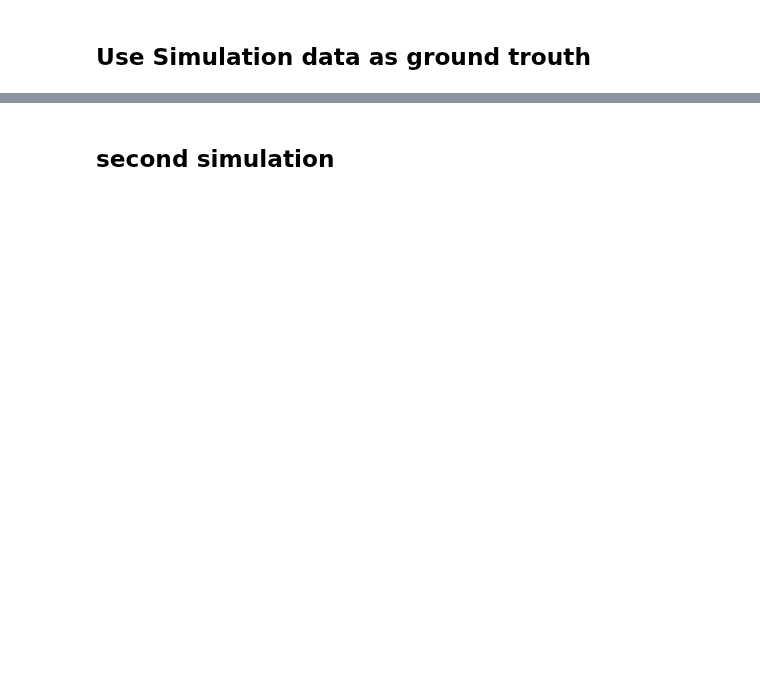
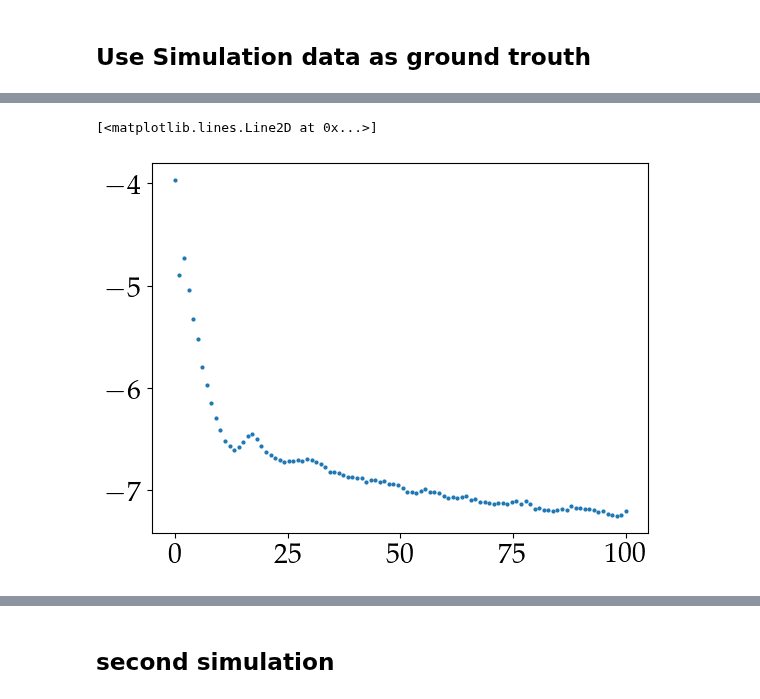
Before and after one commit to LukasBremer/SMM_AdODE_2D, a Jupyter notebook: adode_cluster/SpringMassModel/FullDomain.ipynb, the cells around one changed output, grey strips where cells are left out. Cells and saved outputs as stored; diff of their text form; code cells hidden in the pictures; blank space fills up the shorter version.

```diff
--- a/adode_cluster/SpringMassModel/FullDomain.ipynb
+++ b/adode_cluster/SpringMassModel/FullDomain.ipynb
@@ -428,20 +396,38 @@ params_high['k_a_pad'],params_low['k_a_pad'] = params_true['k_a_pad']  ,params_t
+# %%
+tol = .99
+
+params_low = {key: value - value*tol for key, value in params_true.items()}
+params_high = {key: value + value*tol for key, value in params_true.items()}
+params_high['k_ij_pad'],params_low['k_ij_pad'] = params_true['k_ij_pad']  ,params_true['k_ij_pad']
+params_high['k_a_pad'],params_low['k_a_pad'] = params_true['k_a_pad']  ,params_true['k_a_pad']
+params_high['m'],params_low['m'] = params_true['m']  ,params_true['m']
+electric_keys = ['D','a','k','epsilon_0','mu_1','mu_2']
+for key in electric_keys:
+    params_low[key] = params_true[key]  - params_true[key]*.5
+    params_high[key] = params_true[key] +  params_true[key]*.5
+for i in range(3):
+    for j in range(3):
+        params_true['Amp'+str(i)+str(j)] = 0.1
+        params_low['Amp'+str(i)+str(j)] = -1
+        params_high['Amp'+str(i)+str(j)] = 1
 # %%
-targets = {'u':jnp.full((Simulation_MSD.ys['u'].shape),.5),'v': jnp.zeros_like(Simulation_MSD.ys['v']),'T':jnp.zeros_like(Simulation_MSD.ys['T']),
-           'x':Simulation_MSD.ys['x'],'x_dot':Simulation_MSD.ys['x_dot']}
+targets = {'u':Simulation_MSD.ys['u'][:],'v': jnp.zeros_like(Simulation_MSD.ys['v'][:]),'T':jnp.full((Simulation_MSD.ys['T'][:].shape),0),
+           'x':Simulation_MSD.ys['x'][:],'x_dot':Simulation_MSD.ys['x_dot'][:]}
+t_evals = t_evals
 N_sys = 1  # Number of copies
 targets = expand_dict_arrays(targets, N_sys)
-
+print(targets['x'].shape)
 kwargs_sys = {'size': 100,
               'N_sys': N_sys,
               'par_tol': tol,
               'n_dist': n_dist,
               'n_gaussians':3,
               'params_true': params_true,
-              'eta_var': True}
-kwargs_adoptODE = {'epochs': 50,'N_backups': 3,'lr': 3e-2,'lower_b': params_low,'upper_b': params_high,
-                   'lr_y0':3e-2,
-                   'lower_b_y0':{'u':0,'v':0,'T':0,'x':x0,'x_dot':x_dot0},
-                    'upper_b_y0':{'u':1,'v':np.max(v),'T':np.max(T),'x':x0,'x_dot':x_dot0}}
+              'eta_var': False}
+kwargs_adoptODE = {'epochs': 100,'N_backups': 1,'lr': 2e-3,'lr_y0':3e-1,
+                    'lower_b': params_low,'upper_b': params_high,
+                    'lower_b_y0':{'u':u0 + u0 * .1,'v':0,'T':0,'x':x0 - x0*.1,'x_dot':x_dot0 - x_dot0*.1},
+                    'upper_b_y0':{'u':u0 + u0 * .1,'v':np.max(v),'T':np.max(T),'x':x0 + x_dot0*.1 ,'x_dot':x_dot0 + x_dot0*.1},}
 dataset_MSD = dataset_adoptODE(define_MSD_rec,
                                 targets,
                                 t_evals,
@@ -451,4 +439,4 @@ dataset_MSD = dataset_adoptODE(define_MSD_rec,
 # %%
-params_final, losses, errors, params_history = train_adoptODE(dataset_MSD, print_interval=10, save_interval=10)
+params_final, losses, errors, params_history = train_adoptODE(dataset_MSD, print_interval=10, save_interval=1)
 print('Found params: ', dataset_MSD.params_train)
 # %% [output]
@@ -457,0 +455,5 @@ See https://jax.readthedocs.io/en/latest/errors.html#jax.errors.TracerArrayConve
+# %%
+plt.plot(np.linspace(0,1*len(losses),len(losses)),np.log(losses),linestyle='',marker='o',markersize=2)
+# %% [output]
+[<matplotlib.lines.Line2D at 0x...>]
+[figure, added]
```
Also changed, not shown: parts of 22 cells of this notebook, 10 other files.
